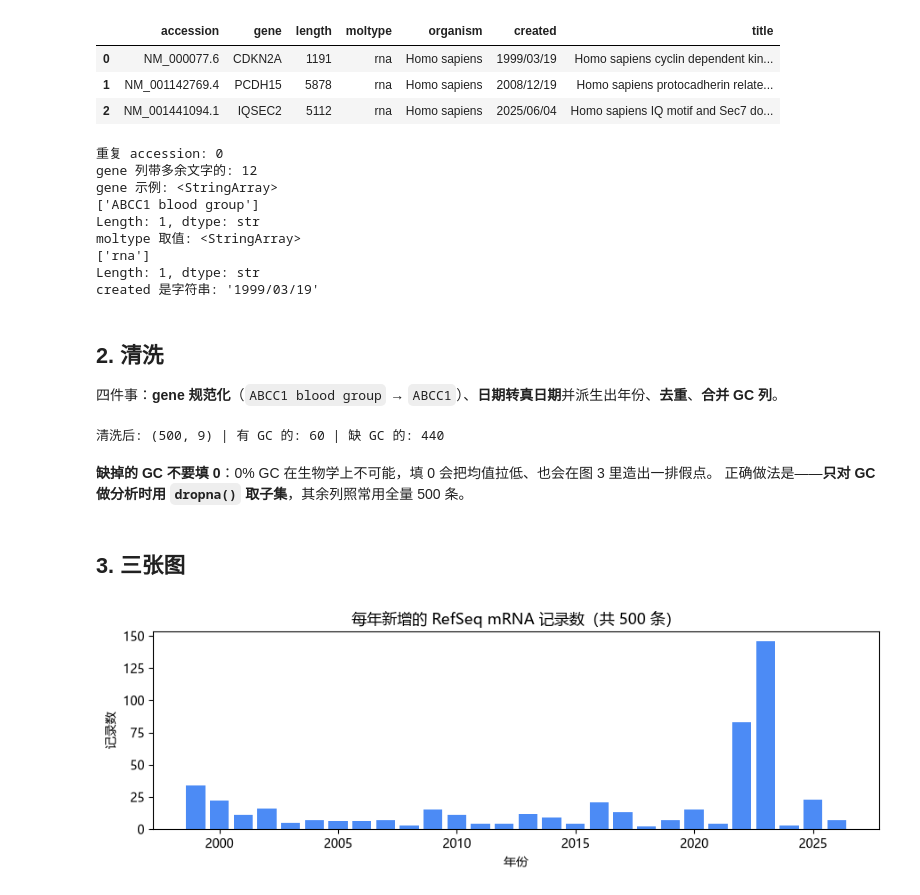
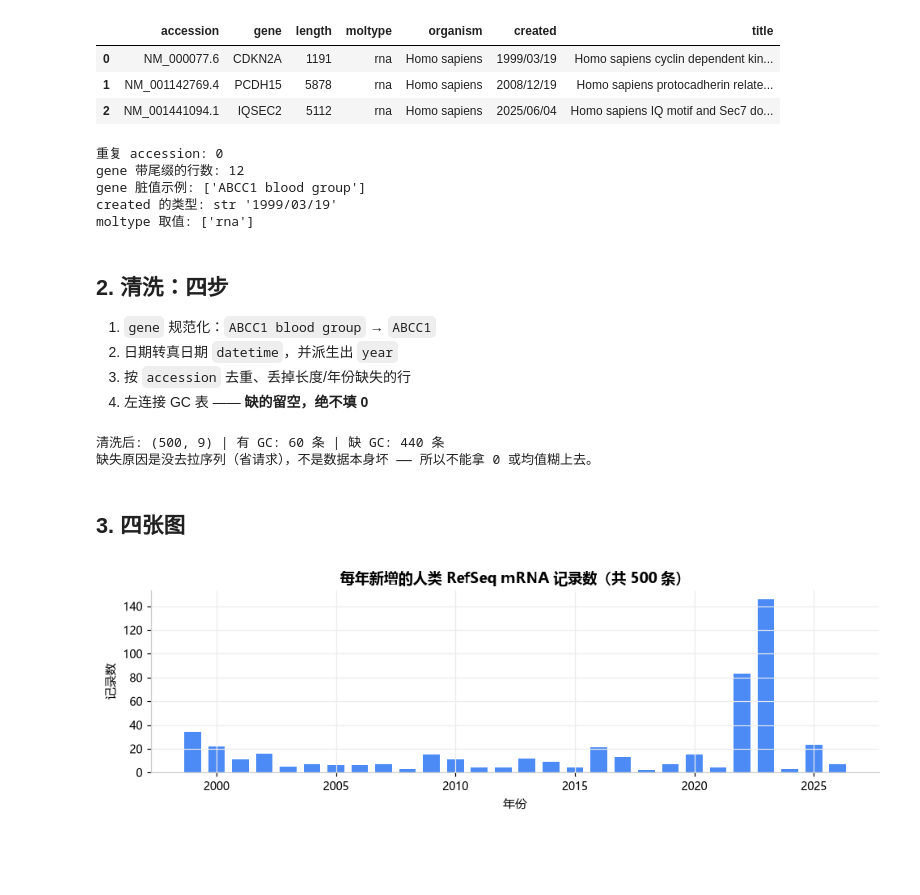
Before and after one commit to LXM-66/bio-ai-prep, a Jupyter notebook: w2/分析.ipynb, the cells around one changed output. Cells and saved outputs as stored; diff of their text form; code cells hidden in the pictures; blank space fills up the shorter version.

```diff
--- a/w2/分析.ipynb
+++ b/w2/分析.ipynb
@@ -8,17 +9,20 @@
 # %%
+import sys
 from pathlib import Path
 
 import matplotlib.pyplot as plt
+import numpy as np
 import pandas as pd
+import seaborn as sns
 
-# 不管从仓库根目录还是 w2/ 里打开，都能找到数据
 HERE = Path.cwd()
-if not (HERE / "data").exists():
+if not (HERE / "data").exists():        # 从仓库根目录打开时
     HERE = HERE / "w2"
 DATA, OUT = HERE / "data", HERE / "out"
 OUT.mkdir(exist_ok=True)
+sys.path.insert(0, str(HERE.parent))     # 让 `import viz` 生效
 
-plt.rcParams["font.family"] = ["Microsoft YaHei", "SimHei", "DejaVu Sans"]
-plt.rcParams["axes.unicode_minus"] = False
-pd.set_option("display.width", 120)
+from viz import PALETTE, apply_style, save  # noqa: E402
+
+apply_style()
 # %% [markdown]
@@ -35,24 +39,23 @@ raw.head(3)
 | 2 | NM_001441094.1 | IQSEC2 | 5112 | rna | Homo sapiens | 2025/06/04 | Homo sapiens IQ motif and Sec7 do... |
 # %%
 print("重复 accession:", raw["accession"].duplicated().sum())
-print("gene 列带多余文字的:", raw["gene"].str.contains(" ").sum())
-print("gene 示例:", raw.loc[raw["gene"].str.contains(" "), "gene"].unique()[:3])
-print("moltype 取值:", raw["moltype"].unique())
-print("created 是字符串:", repr(raw["created"].iloc[0]))
+print("gene 带尾缀的行数:", raw["gene"].str.contains(" ").sum())
+print("gene 脏值示例:", list(raw.loc[raw["gene"].str.contains(" "), "gene"].unique()[:3]))
+print("created 的类型:", type(raw["created"].iloc[0]).__name__, repr(raw["created"].iloc[0]))
+print("moltype 取值:", list(raw["moltype"].unique()))
 # %% [output]
 重复 accession: 0
-gene 列带多余文字的: 12
-gene 示例: <StringArray>
-['ABCC1 blood group']
-Length: 1, dtype: str
-moltype 取值: <StringArray>
-['rna']
-Length: 1, dtype: str
-created 是字符串: '1999/03/19'
+gene 带尾缀的行数: 12
+gene 脏值示例: ['ABCC1 blood group']
+created 的类型: str '1999/03/19'
+moltype 取值: ['rna']
 # %% [markdown]
-## 2. 清洗
+## 2. 清洗：四步
 
-四件事：**gene 规范化**（`ABCC1 blood group` → `ABCC1`）、**日期转真日期**并派生出年份、**去重**、**合并 GC 列**。
+1. `gene` 规范化：`ABCC1 blood group` → `ABCC1`
+2. 日期转真日期 `datetime`，并派生出 `year`
+3. 按 `accession` 去重、丢掉长度/年份缺失的行
+4. 左连接 GC 表 —— **缺的留空，绝不填 0**
 # %%
 df = raw.copy()
 df["gene"] = df["gene"].str.split().str[0].str.strip()
@@ -62,24 +65,24 @@ df = df.drop_duplicates(subset="accession").dropna(subset=["length", "year"])
 
 gc = pd.read_csv(DATA / "gc_partial.csv")
 df = df.merge(gc, on="accession", how="left")
-print("清洗后:", df.shape, "| 有 GC 的:", df["gc"].notna().sum(), "| 缺 GC 的:", df["gc"].isna().sum())
+sub = df.dropna(subset=["gc"])          # 只有要分析 GC 时才用这个子集
+
+print(f"清洗后: {df.shape} | 有 GC: {sub.shape[0]} 条 | 缺 GC: {df.shape[0] - sub.shape[0]} 条")
+print("缺失原因是没去拉序列（省请求），不是数据本身坏 —— 所以不能拿 0 或均值糊上去。")
 # %% [output]
-清洗后: (500, 9) | 有 GC 的: 60 | 缺 GC 的: 440
+清洗后: (500, 9) | 有 GC: 60 条 | 缺 GC: 440 条
+缺失原因是没去拉序列（省请求），不是数据本身坏 —— 所以不能拿 0 或均值糊上去。
-# %% [markdown]
-**缺掉的 GC 不要填 0**：0% GC 在生物学上不可能，填 0 会把均值拉低、也会在图 3 里造出一排假点。
-正确做法是——**只对 GC 做分析时用 `dropna()` 取子集**，其余列照常用全量 500 条。
 # %% [markdown]
-## 3. 三张图
+## 3. 四张图
 # %%
 by_year = df["year"].value_counts().sort_index()
 
-fig, ax = plt.subplots(figsize=(9, 3.2))
-ax.bar(by_year.index, by_year.values, color="#4C8BF5")
-ax.set(title=f"每年新增的 RefSeq mRNA 记录数（共 {len(df)} 条）", xlabel="年份", ylabel="记录数")
-fig.tight_layout()
-fig.savefig(OUT / "fig1_by_year.png", dpi=140)
+fig, ax = plt.subplots(figsize=(9, 3.0))
+ax.bar(by_year.index, by_year.values, color=PALETTE[0], width=0.7)
+ax.set(title=f"每年新增的人类 RefSeq mRNA 记录数（共 {len(df)} 条）", xlabel="年份", ylabel="记录数")
+save(fig, OUT / "fig1_by_year.png")
 plt.show()
 # %% [output]
-[figure, old version]
+[figure, new version]
 # %%
 median_len = df["length"].median()
```
Also changed, not shown: parts of 10 cells of this notebook, 4 other files.
